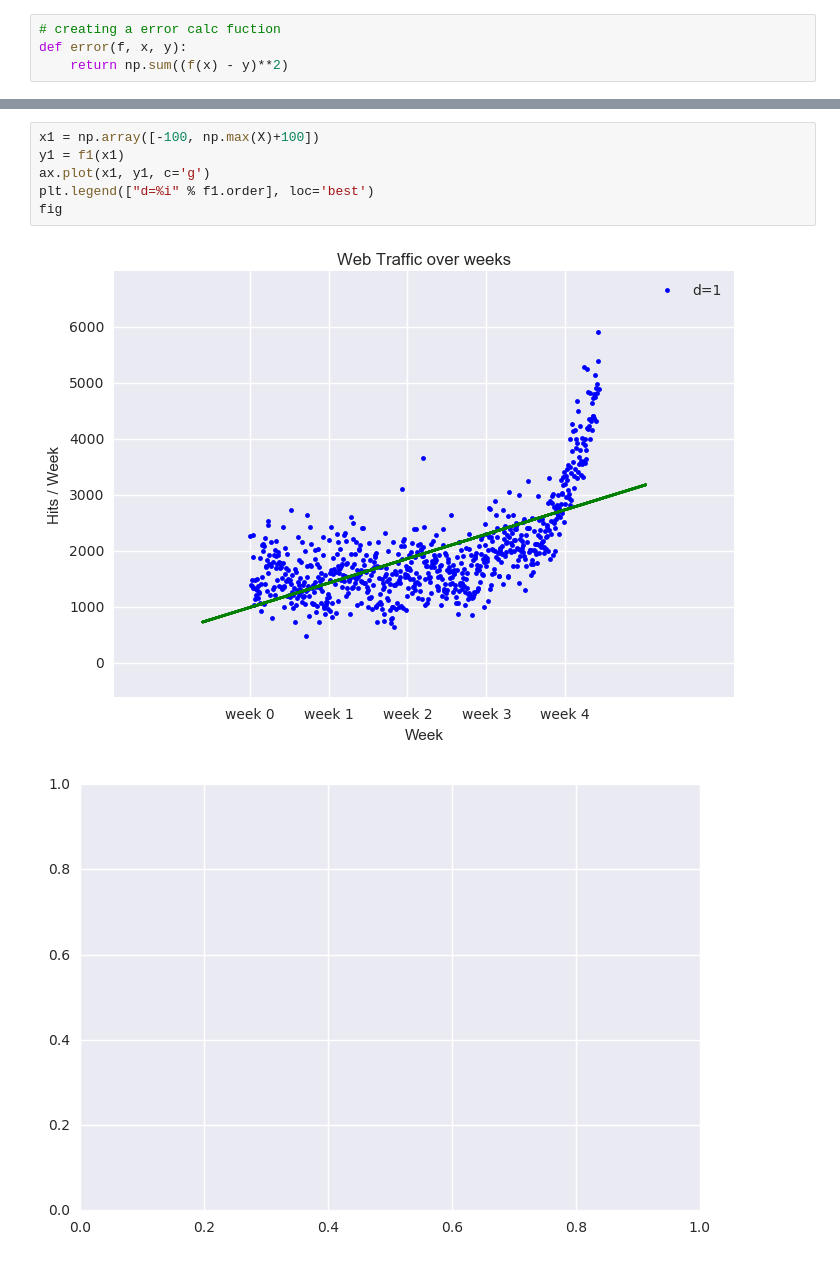
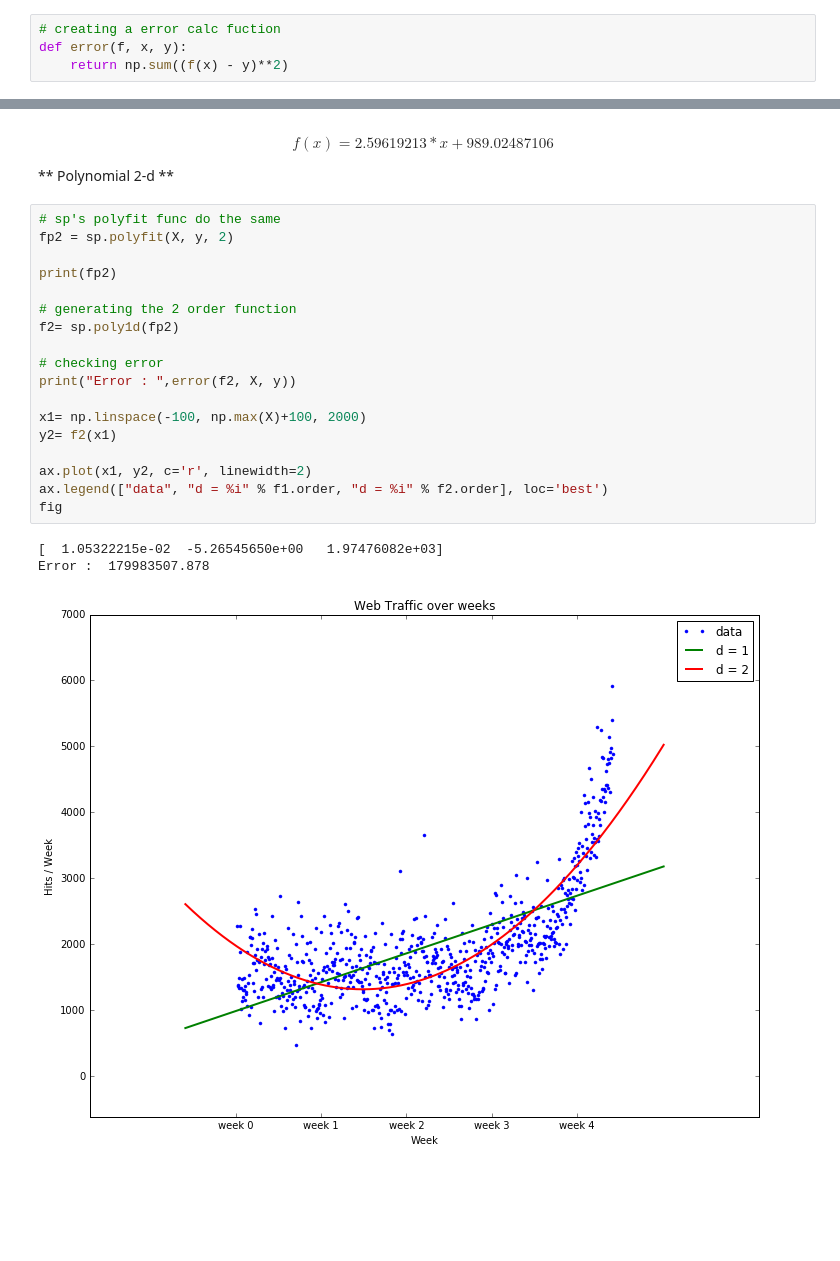
Before and after one commit to atulsingh0/MachineLearning, a Jupyter notebook: BMLSwPython/01_GettingStarted_withPython.ipynb, the cells around one changed output, grey strips where cells are left out. Saved outputs shown, nothing was run; the diff lists cells and outputs as text; blank space fills up the shorter version.

```diff
--- a/BMLSwPython/01_GettingStarted_withPython.ipynb
+++ b/BMLSwPython/01_GettingStarted_withPython.ipynb
@@ -94,9 +102,26 @@ error(f1, X, y)
-# %%
-x1 = np.array([-100, np.max(X)+100])
-y1 = f1(x1)
-ax.plot(x1, y1, c='g')
-plt.legend(["d=%i" % f1.order], loc='best')
-fig
-# %% [output]
-[figure, removed]
-[figure, removed]
+# %% [markdown]
+ $$ f(x) = 2.59619213 * x + 989.02487106 $$
+
+ ** Polynomial 2-d **
+# %%
+# sp's polyfit func do the same
+fp2 = sp.polyfit(X, y, 2)
+
+print(fp2)
+
+# generating the 2 order function
+f2= sp.poly1d(fp2)
+
+# checking error
+print("Error : ",error(f2, X, y))
+
+x1= np.linspace(-100, np.max(X)+100, 2000)
+y2= f2(x1)
+
+ax.plot(x1, y2, c='r', linewidth=2)
+ax.legend(["data", "d = %i" % f1.order, "d = %i" % f2.order], loc='best')
+fig
+# %% [output]
+[  1.05322215e-02  -5.26545650e+00   1.97476082e+03]
+Error :  179983507.878
+[figure, added]
```
Also changed, not shown: parts of 13 cells of this notebook.
